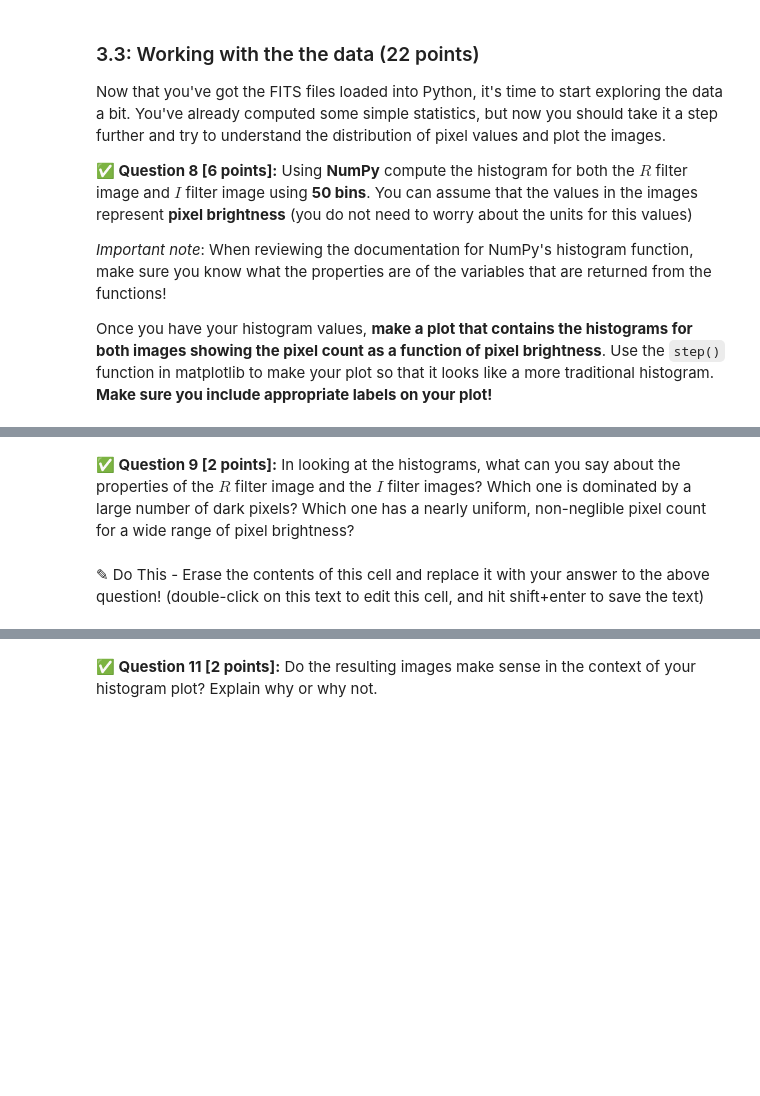
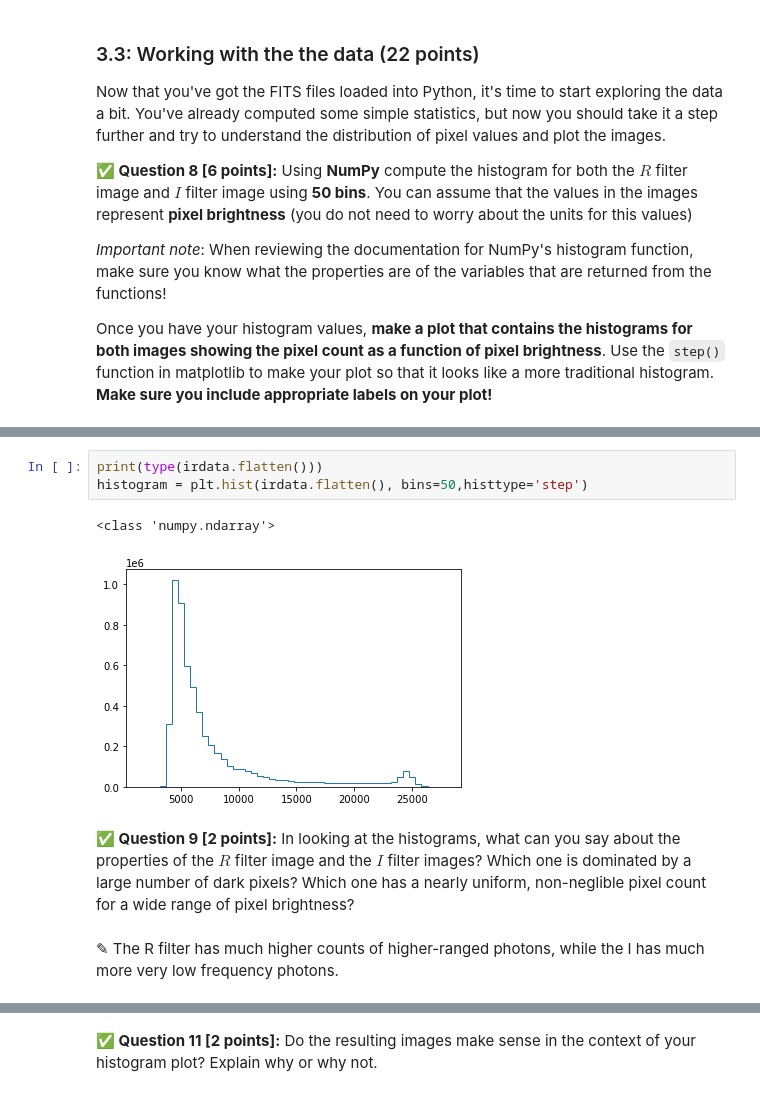
Before and after one commit to jackgarrison/cmse202-s21-turnin, a Jupyter notebook: hw-01/HW-01_GitPracticeDebuggingAndPythonPackages-STUDENT.ipynb, the cells around one changed output, grey strips where cells are left out. Saved outputs shown, nothing was run; the diff lists cells and outputs as text; blank space fills up the shorter version.

```diff
--- a/hw-01/HW-01_GitPracticeDebuggingAndPythonPackages-STUDENT.ipynb
+++ b/hw-01/HW-01_GitPracticeDebuggingAndPythonPackages-STUDENT.ipynb
@@ -247,7 +262,13 @@ Once you have your histogram values, **make a plot that contains the histograms
+# %%
+print(type(irdata.flatten()))
+histogram = plt.hist(irdata.flatten(), bins=50,histtype='step')
+# %% [output]
+<class 'numpy.ndarray'>
+[figure, added]
 # %% [markdown]
 **&#9989; Question 9 [2 points]:** In looking at the histograms, what can you say about the properties of the $R$ filter image and the $I$ filter images? Which one is dominated by a large number of dark pixels? Which one has a nearly uniform, non-neglible pixel count for a wide range of pixel brightness?
-# %% [markdown]
-<font size=+3>&#9998;</font> Do This - Erase the contents of this cell and replace it with your answer to the above question!  (double-click on this text to edit this cell, and hit shift+enter to save the text)
+# %% [markdown]
+<font size=+3>&#9998;</font> The R filter has much higher counts of higher-ranged photons, while the I has much more very low frequency photons.
 # %% [markdown]
 Now that you have a bit of understanding about the the properties of the images are, let's see if the images themselves match your expectations.
 
```
Also changed, not shown: parts of 10 cells of this notebook.
